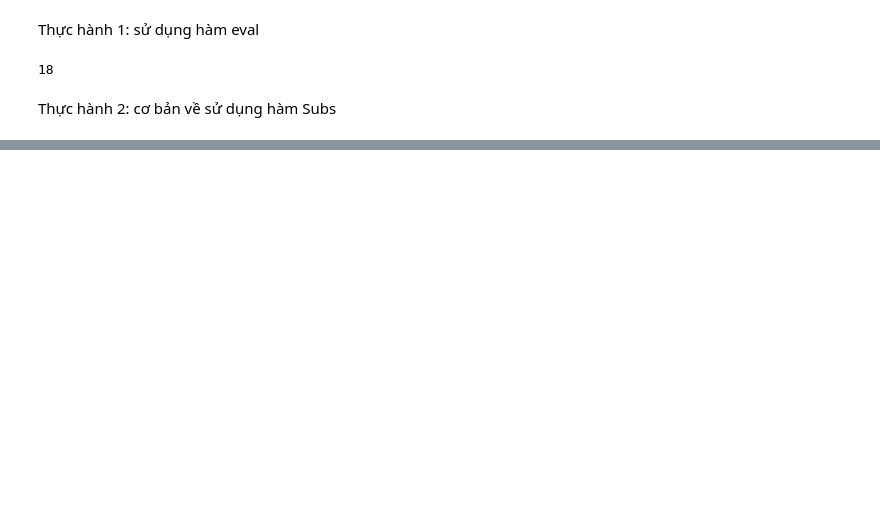
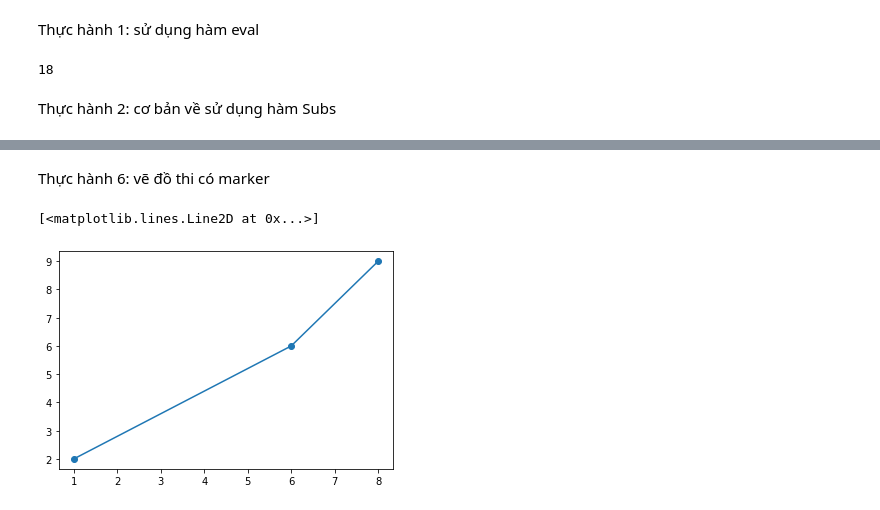
Before and after one commit to VuHoangAnh03/python, a Jupyter notebook: Chương_2.ipynb, the cells around one changed output, grey strips where cells are left out. Cells and saved outputs as stored; diff of their text form; code cells hidden in the pictures; blank space fills up the shorter version.

```diff
--- a/Chương_2.ipynb
+++ b/Chương_2.ipynb
@@ -23,0 +94,7 @@ NameError: ignored
+# %% [markdown]
+Thực hành 6: vẽ đồ thi có marker
+# %%
+plot(x_numbers, y_numbers, marker = 'o')
+# %% [output]
+[<matplotlib.lines.Line2D at 0x...>]
+[figure, added]
```
Also changed, not shown: parts of 32 cells of this notebook.
